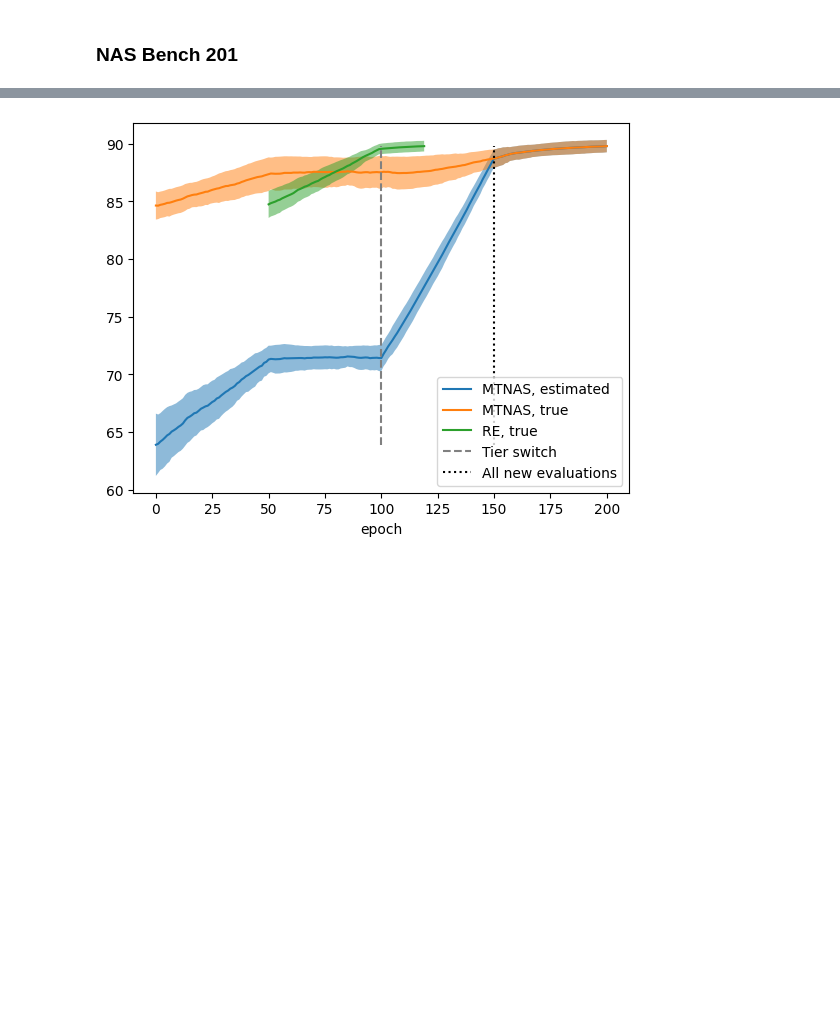
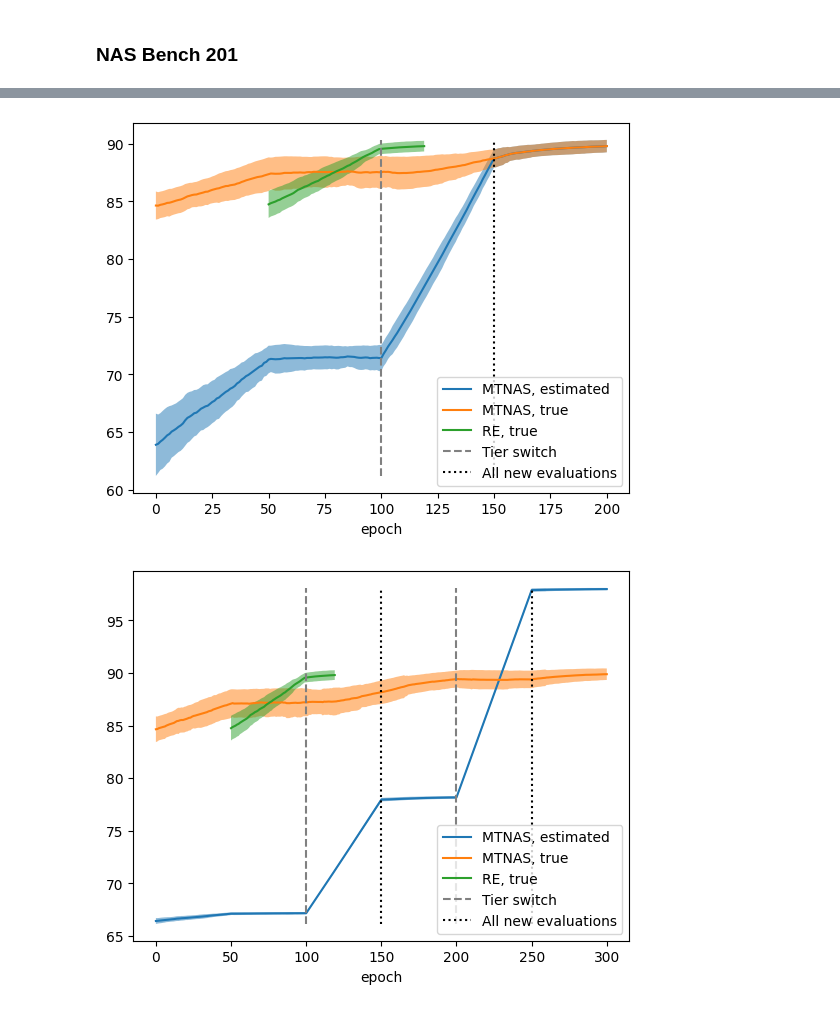
Before and after one commit to ChackMociute/Multi-Tier-NAS, a Jupyter notebook: Plots.ipynb, the cells around one changed output, grey strips where cells are left out. Drawn from its saved outputs; the diff is of its cells as text; code cells hidden in the pictures; blank space fills up the shorter version.

Commit message:
Updated some plots and added adjusted reevaluate trial results

```diff
--- a/Plots.ipynb
+++ b/Plots.ipynb
@@ -77,8 +77,8 @@ def plot_averages(path, switch=np.asarray([100, 200]), pop_size=50):
     ax = df.plot()
     for col in std.columns:
         ax.fill_between(std.index, df[col] + std[col], df[col] - std[col], alpha=0.5)
-    ax.vlines(switch, np.nanmin(df.to_numpy()), np.nanmax(df.to_numpy()),  color='gray', linestyle='--', label='Tier switch')
-    if pop_size is not None: ax.vlines(switch + pop_size, np.nanmin(df.to_numpy()), np.nanmax(df.to_numpy()),  color='black', linestyle=':', label='All new evaluations')
+    ax.vlines(switch, np.nanmin((df - std).to_numpy()), np.nanmax((df + std).to_numpy()),  color='gray', linestyle='--', label='Tier switch')
+    if pop_size is not None: ax.vlines(switch + pop_size, np.nanmin((df - std).to_numpy()), np.nanmax((df + std).to_numpy()),  color='black', linestyle=':', label='All new evaluations')
     ax.legend()
     plt.savefig(Path(path).with_suffix('.png'))
     plt.show()
@@ -123,4 +123,8 @@ plot_averages('experiments/results/nasbench201/cifar10/tier1absent/averages.json
 # %%
 plot_averages('experiments/results/nasbench201/cifar10/tier2absent/averages.json', switch=np.asarray([100]))
 # %% [output]
-[figure, old version]
+[figure, new version]
+# %%
+plot_averages('experiments/results/nasbench201/cifar10/disjoint/averages.json')
+# %% [output]
+[figure, added]
```
Also changed, not shown: parts of 10 cells of this notebook, 14 other files.
